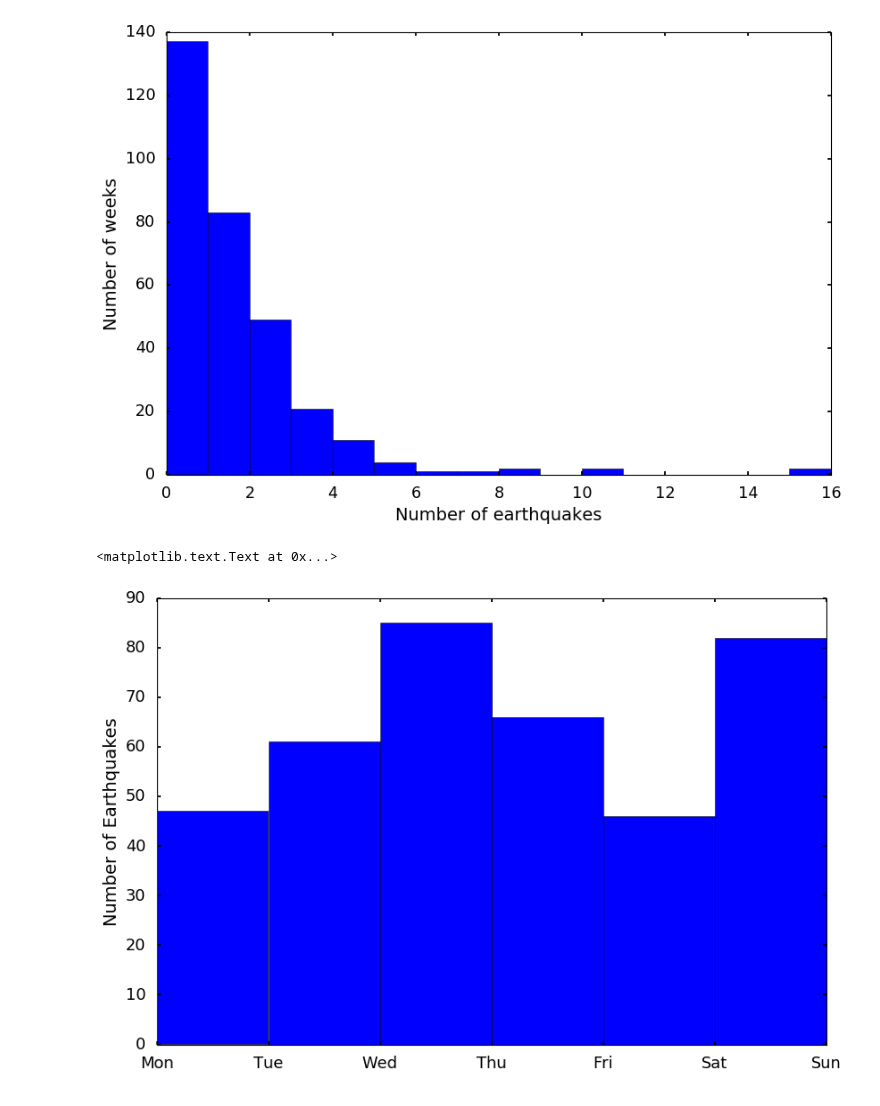
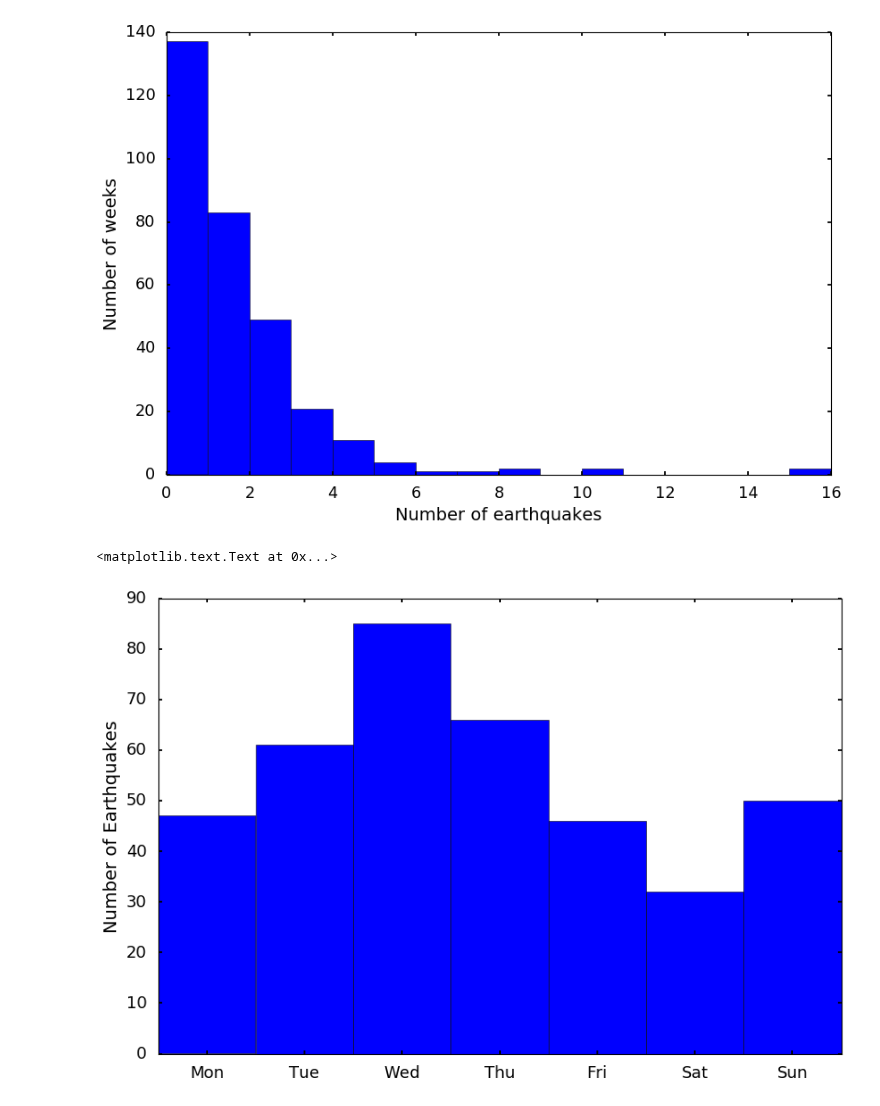
Before and after one commit to qingkaikong/blog, a Jupyter notebook: 2017_07_Pager_duty/Analyze_pager_events.ipynb, the cells around one changed output. Cells and saved outputs as stored; diff of their text form; code cells hidden in the pictures.

Commit message:
update weekday histogram

```diff
--- a/2017_07_Pager_duty/Analyze_pager_events.ipynb
+++ b/2017_07_Pager_duty/Analyze_pager_events.ipynb
@@ -65,11 +65,12 @@ plt.ylabel('Number of weeks')
 [figure]
 # %%
 fig, ax = plt.subplots(figsize = (12, 8))
-plt.hist(events.index.weekday, bins = 6)
+plt.hist(events.index.weekday, bins = (0, 1, 2, 3, 4, 5, 6, 7))
 weekdays = 'Mon Tue Wed Thu Fri Sat Sun'.split()
 # But change the xtick labels to be the weekdays.
+ax.set_xticks([0.5, 1.5, 2.5, 3.5, 4.5, 5.5, 6.5])
 ax.set_xticklabels(weekdays)
 plt.ylabel('Number of Earthquakes')
 # %% [output]
 <matplotlib.text.Text at 0x...>
-[figure, old version]
+[figure, new version]
```
Also changed, not shown: 1 other file.
